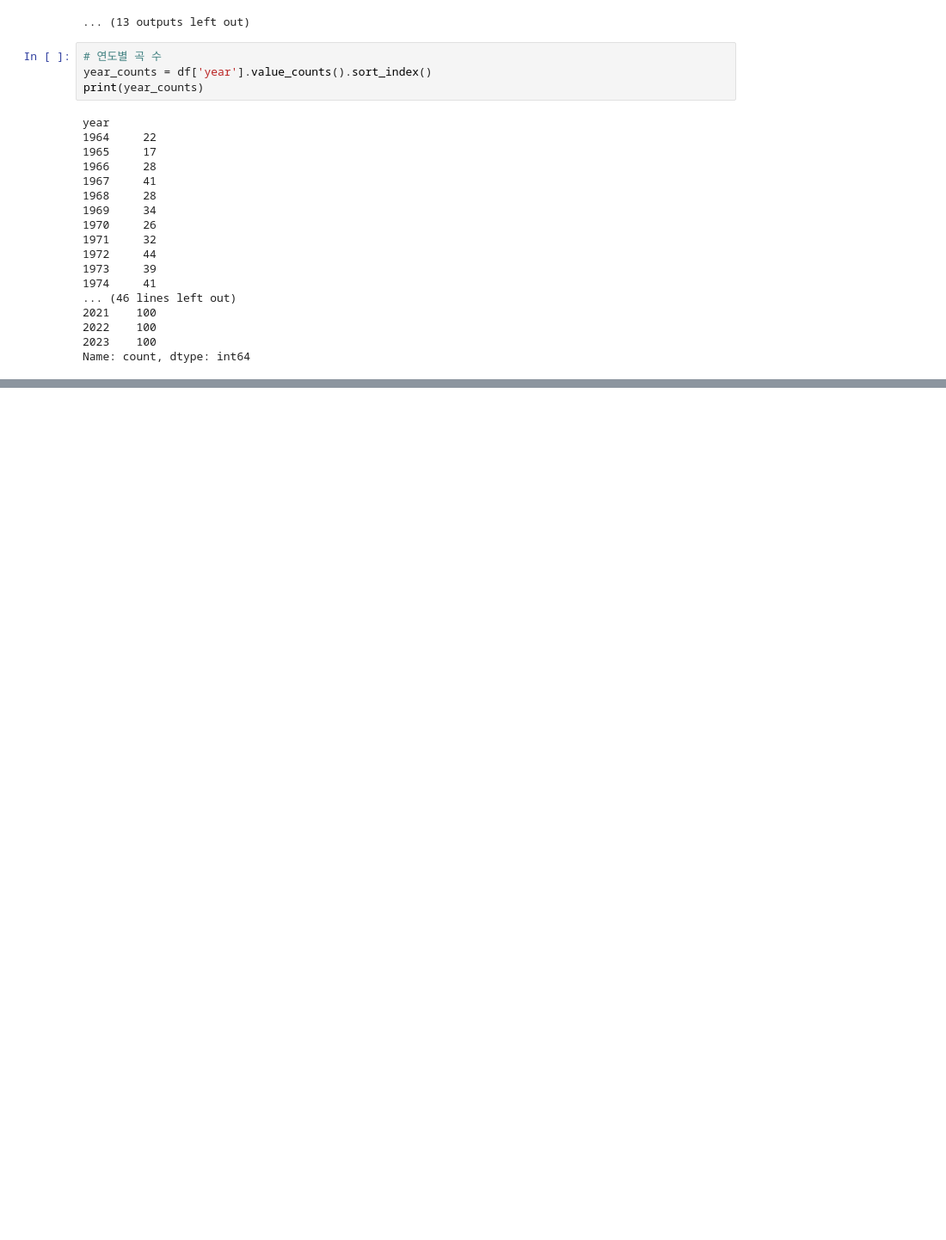
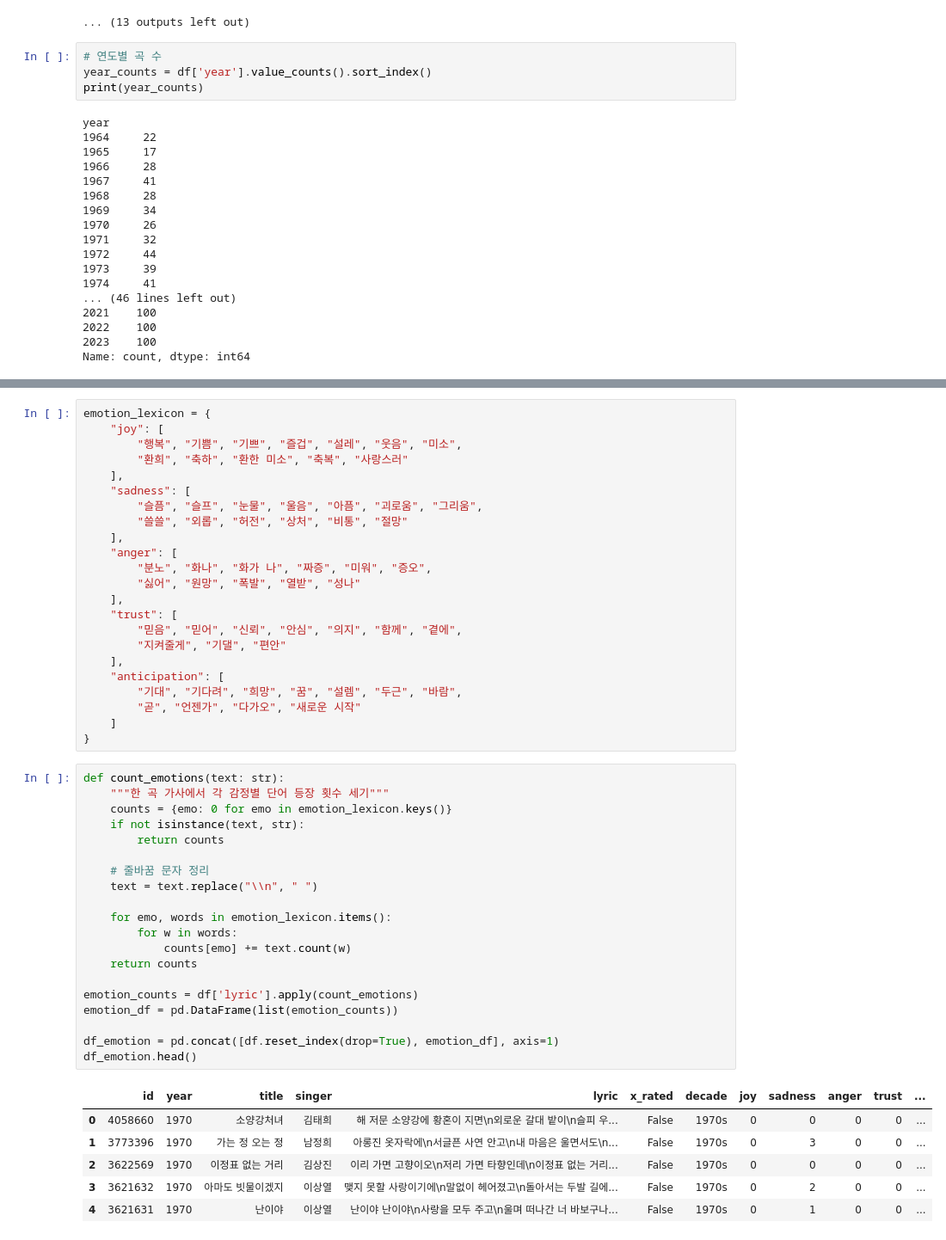
Before and after one commit to jangdain04-lab/TA_Airpods, a Jupyter notebook: TA_1.ipynb, the cells around one changed output, grey strips where cells are left out. Shown at 86% size. Saved outputs shown, nothing was run; the diff lists cells and outputs as text; blank space fills up the shorter version.

```diff
--- a/TA_1.ipynb
+++ b/TA_1.ipynb
@@ -121,0 +175,50 @@ Name: count, dtype: int64
+# %%
+emotion_lexicon = {
+    "joy": [
+        "행복", "기쁨", "기쁘", "즐겁", "설레", "웃음", "미소",
+        "환희", "축하", "환한 미소", "축복", "사랑스러"
+    ],
+    "sadness": [
+        "슬픔", "슬프", "눈물", "울음", "아픔", "괴로움", "그리움",
+        "쓸쓸", "외롭", "허전", "상처", "비통", "절망"
+    ],
+    "anger": [
+        "분노", "화나", "화가 나", "짜증", "미워", "증오",
+        "싫어", "원망", "폭발", "열받", "성나"
+    ],
+    "trust": [
+        "믿음", "믿어", "신뢰", "안심", "의지", "함께", "곁에",
+        "지켜줄게", "기댈", "편안"
+    ],
+    "anticipation": [
+        "기대", "기다려", "희망", "꿈", "설렘", "두근", "바람",
+        "곧", "언젠가", "다가오", "새로운 시작"
+    ]
+}
+# %%
+def count_emotions(text: str):
+    """한 곡 가사에서 각 감정별 단어 등장 횟수 세기"""
+    counts = {emo: 0 for emo in emotion_lexicon.keys()}
+    if not isinstance(text, str):
+        return counts
+
+    # 줄바꿈 문자 정리
+    text = text.replace("\\n", " ")
+
+    for emo, words in emotion_lexicon.items():
+        for w in words:
+            counts[emo] += text.count(w)
+    return counts
+
+emotion_counts = df['lyric'].apply(count_emotions)
+emotion_df = pd.DataFrame(list(emotion_counts))
+
+df_emotion = pd.concat([df.reset_index(drop=True), emotion_df], axis=1)
+df_emotion.head()
+# %% [output]
+|  | id | year | title | singer | lyric | x_rated | decade | joy | sadness | anger | trust | ... |
+| 0 | 4058660 | 1970 | 소양강처녀 | 김태희 | 해 저문 소양강에 황혼이 지면\n외로운 갈대 밭이\n슬피 우... | False | 1970s | 0 | 0 | 0 | 0 | ... |
+| 1 | 3773396 | 1970 | 가는 정 오는 정 | 남정희 | 아롱진 옷자락에\n서글픈 사연 안고\n내 마음은 울면서도\n... | False | 1970s | 0 | 3 | 0 | 0 | ... |
+| 2 | 3622569 | 1970 | 이정표 없는 거리 | 김상진 | 이리 가면 고향이오\n저리 가면 타향인데\n이정표 없는 거리... | False | 1970s | 0 | 0 | 0 | 0 | ... |
+| 3 | 3621632 | 1970 | 아마도 빗물이겠지 | 이상열 | 맺지 못할 사랑이기에\n말없이 헤어졌고\n돌아서는 두발 길에... | False | 1970s | 0 | 2 | 0 | 0 | ... |
+| 4 | 3621631 | 1970 | 난이야 | 이상열 | 난이야 난이야\n사랑을 모두 주고\n울며 떠나간 너 바보구나... | False | 1970s | 0 | 1 | 0 | 0 | ... |
```
Also changed, not shown: parts of 6 cells of this notebook.
